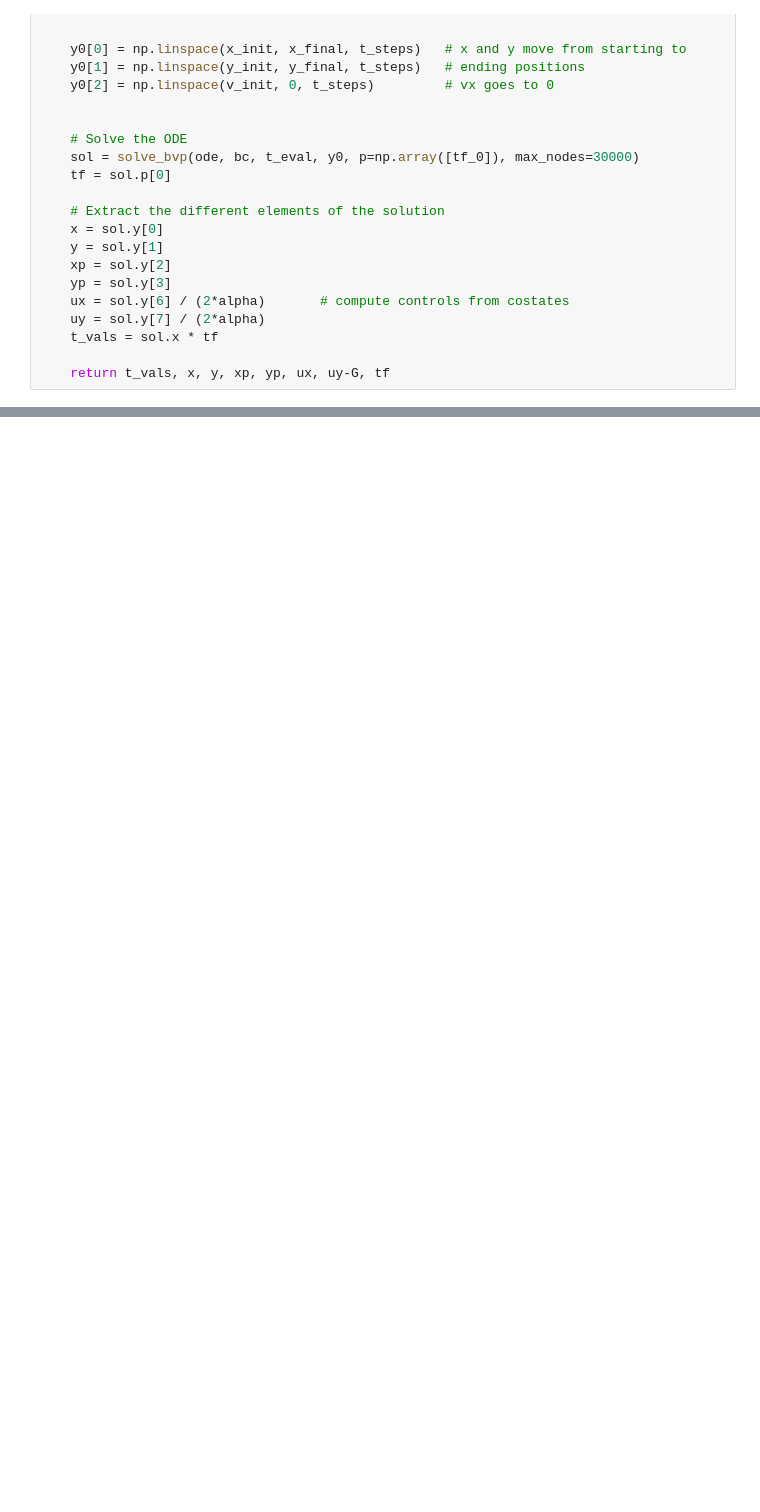
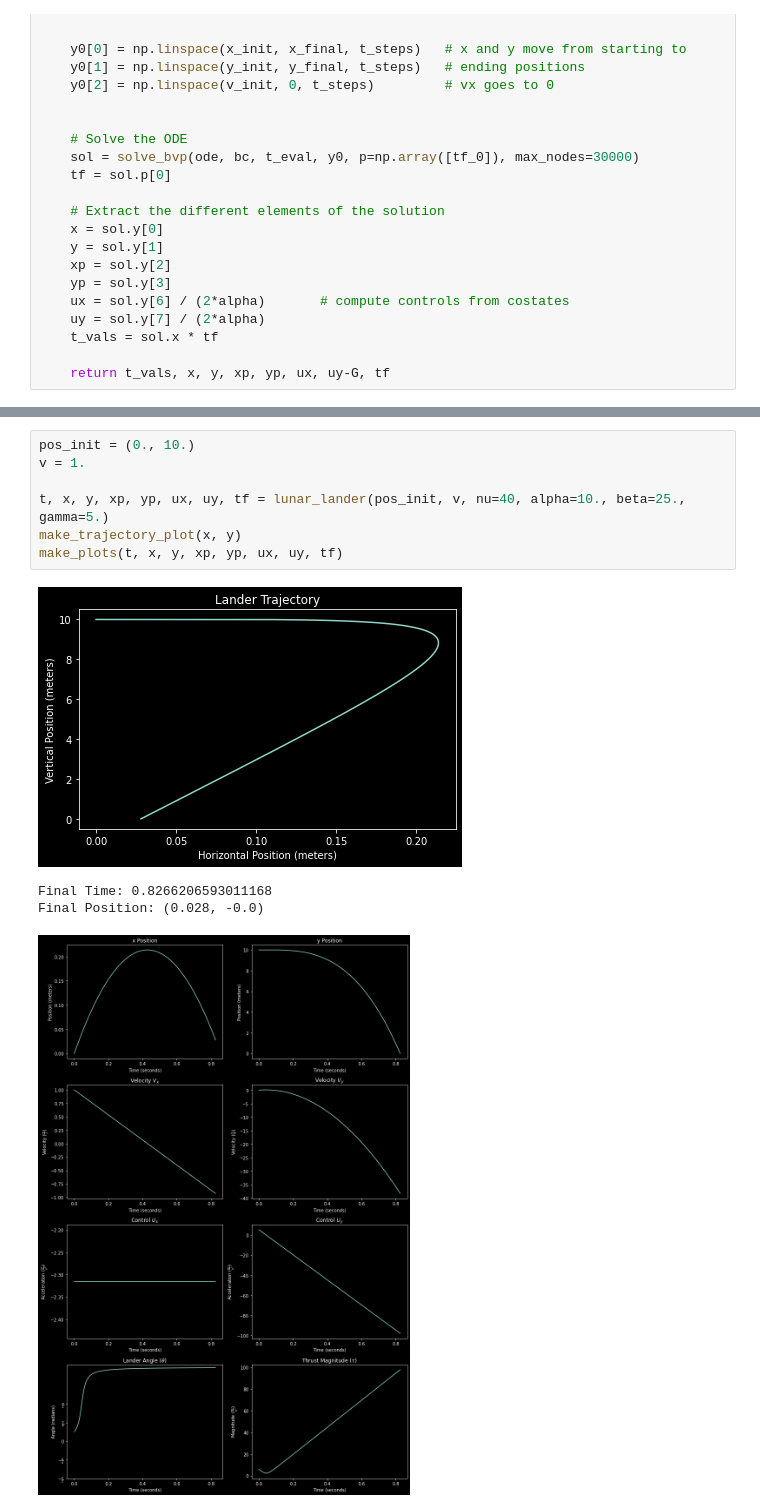
Before and after one commit to jpatrickb/moonlander_optimal_control, a Jupyter notebook: landing_zones.ipynb, the cells around one changed output, grey strips where cells are left out. Drawn from its saved outputs; the diff is of its cells as text; blank space fills up the shorter version.

```diff
--- a/landing_zones.ipynb
+++ b/landing_zones.ipynb
@@ -121,0 +242,12 @@ Final Position: (5.0, -0.0)
+# %%
+pos_init = (0., 10.)
+v = 1.
+
+t, x, y, xp, yp, ux, uy, tf = lunar_lander(pos_init, v, nu=40, alpha=10., beta=25., gamma=5.)
+make_trajectory_plot(x, y)
+make_plots(t, x, y, xp, yp, ux, uy, tf)
+# %% [output]
+[figure, added]
+Final Time: 0.8266206593011168
+Final Position: (0.028, -0.0)
+[figure, added]
```
Also changed, not shown: parts of 6 cells of this notebook, 1 other file.
